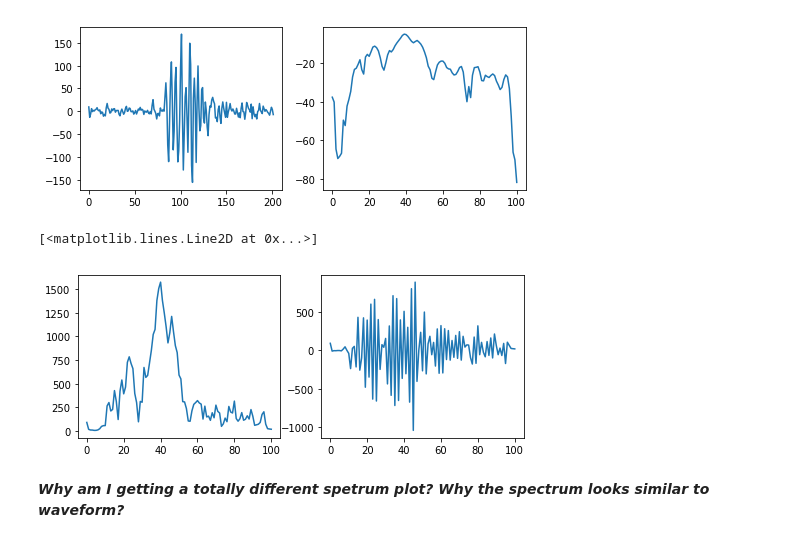
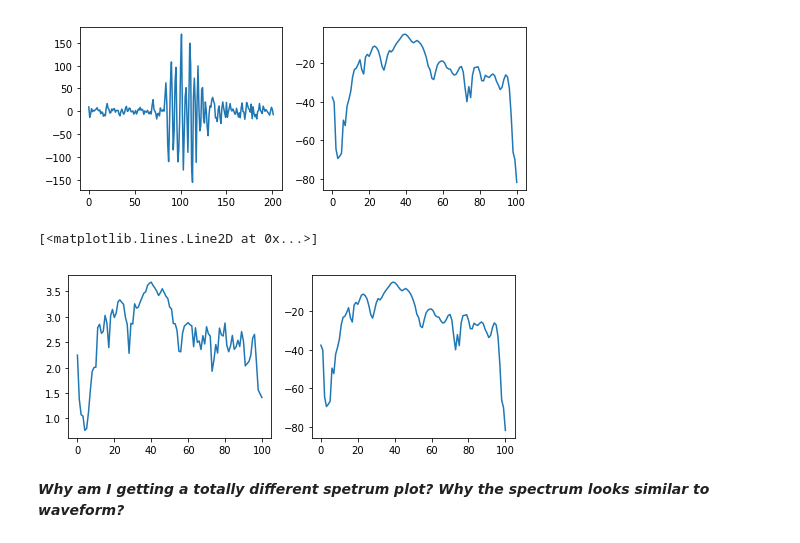
Before and after one commit to yoavfreund/BeakedWhaleClassification, a Jupyter notebook: Jingwu/ToyTest.ipynb, the cells around one changed output. Cells and saved outputs as stored; diff of their text form; code cells hidden in the pictures.

```diff
--- a/Jingwu/ToyTest.ipynb
+++ b/Jingwu/ToyTest.ipynb
@@ -282,15 +282,15 @@ plt.plot(spectra)
 # %%
 plt.figure(figsize=(8,3))
 nfft = 202
 sp = np.fft.fft(waveform)
 sp = sp[:nfft//2]
 plt.subplot(1,2,1)
-plt.plot(abs(sp))
+plt.plot(np.log(np.sqrt(sp)))
 plt.subplot(1,2,2)
-plt.plot(sp)
+plt.plot(spectra)
 # %% [output]
 [<matplotlib.lines.Line2D at 0x...>]
-[figure, old version]
+[figure, new version]
 # %% [markdown]
 **_Why am I getting a totally different spetrum plot? Why the spectrum looks similar to waveform?_**
 # %% [markdown]
```
Also changed, not shown: 5 other files.
